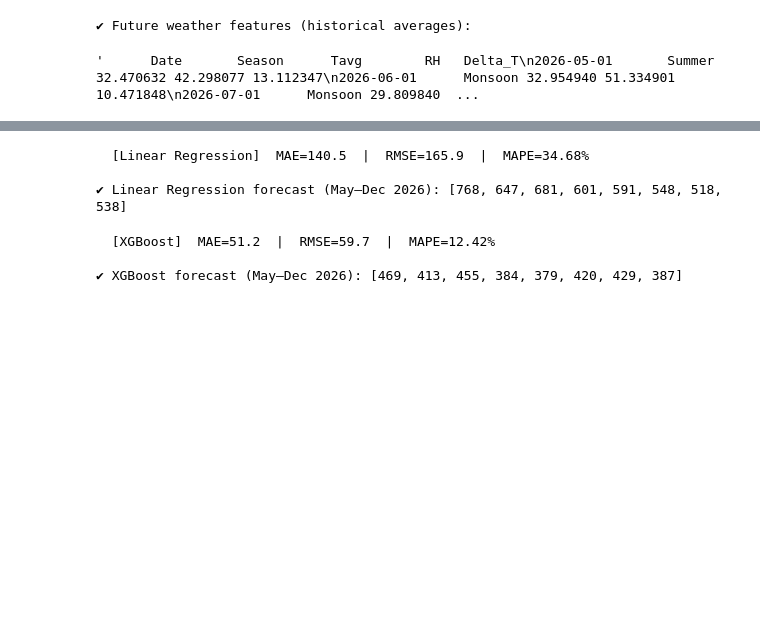
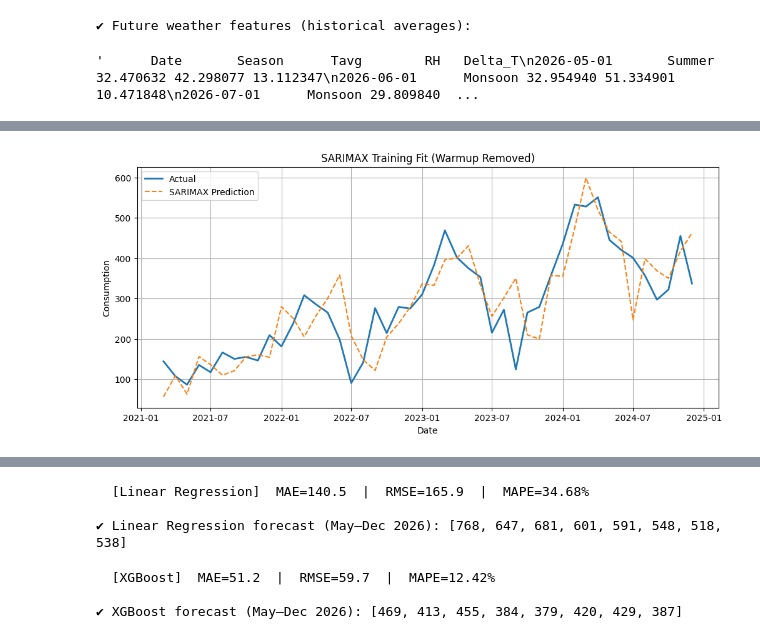
Before and after one commit to ameymh26/Summer_Internship_analysis, a Jupyter notebook: 100/Predictive_Analysis/Predictive_analysis.ipynb, the cells around one changed output, grey strips where cells are left out. Cells and saved outputs as stored; diff of their text form; code cells hidden in the pictures; blank space fills up the shorter version.

Commit message:
SARIMAX analysis complete

```diff
--- a/100/Predictive_Analysis/Predictive_analysis.ipynb
+++ b/100/Predictive_Analysis/Predictive_analysis.ipynb
@@ -223,36 +223,109 @@ future_weather[['Date','Season','Tavg','RH','Delta_T']].to_string(index=False)
 '      Date       Season      Tavg        RH   Delta_T\n2026-05-01       Summer 32.470632 42.298077 13.112347\n2026-06-01      Monsoon 32.954940 51.334901 10.471848\n2026-07-01      Monsoon 29.809840  ...
 # %%
 # ── SARIMAX: Seasonal ARIMA with Exogenous Regressors ─────────
-exog_cols   = ['Tavg', 'RH', 'Delta_T']
-train_exog  = train[exog_cols].values
-val_exog    = val[exog_cols].values
+# ── SARIMAX: Seasonal ARIMA with Exogenous Regressors ─────────
+
+exog_cols = ['Tavg', 'RH', 'Delta_T']
+
+train_exog = train[exog_cols].values
+val_exog   = val[exog_cols].values
 
 sarima_model = SARIMAX(
     train['Consumption'],
     exog=train_exog,
-    order=(1, 1, 1),              # (p, d, q)  — non-seasonal part
-    seasonal_order=(1, 1, 1, 12), # (P, D, Q, s) — seasonal period = 12 months
+    order=(1, 1, 1),
+    seasonal_order=(1, 1, 1, 12),
     enforce_stationarity=False,
     enforce_invertibility=False
 )
+
 sarima_fit = sarima_model.fit(disp=False)
+
 print(sarima_fit.summary())
 
-# ── Validation predictions ────────────────────────────────────
-sarima_val_pred = sarima_fit.forecast(steps=len(val), exog=val_exog)
+# ============================================================
+# TRAINING FIT (FOR OVERFITTING ANALYSIS)
+# ============================================================
 
-# ── Future forecast (May–Dec 2026) ────────────────────────────
+sarima_train_pred = sarima_fit.fittedvalues
+
+warmup = 14
+
+sarima_train_metrics = metrics(
+    train['Consumption'].iloc[warmup:],
+    sarima_train_pred.iloc[warmup:],
+    'SARIMAX Train'
+)
+
+# ============================================================
+# VALIDATION FORECAST
+# ============================================================
+
+sarima_val_pred = sarima_fit.forecast(
+    steps=len(val),
+    exog=val_exog
+)
+
+sarima_metrics = metrics(
+    val['Consumption'],
+    sarima_val_pred.values,
+    'SARIMAX'
+)
+
+# ============================================================
+# FUTURE FORECAST (May–Dec 2026)
+# ============================================================
+
 future_exog_sarimax = future_weather[exog_cols].values
+
 sarima_future = sarima_fit.forecast(
     steps=len(val) + len(future_weather),
     exog=np.vstack([val_exog, future_exog_sarimax])
 )
+
 sarima_forecast_values = sarima_future[-8:]
-sarima_preds  = np.maximum(sarima_forecast_values.values, 0).round().astype(int)
 
-# ── Metrics ───────────────────────────────────────────────────
-sarima_metrics = metrics(val['Consumption'], sarima_val_pred.values, 'SARIMAX')
+sarima_preds = (
+    np.maximum(
+        sarima_forecast_values.values,
+        0
+    )
+    .round()
+    .astype(int)
+)
+
 print(f"\n✔ SARIMAX forecast (May–Dec 2026): {sarima_preds}")
+
+# ============================================================
+# TRAINING FIT PLOT
+# ============================================================
+
+plt.figure(figsize=(12,5))
+
+plt.plot(
+    train['Date'].iloc[warmup:],
+    train['Consumption'].iloc[warmup:],
+    label='Actual',
+    linewidth=2
+)
+
+plt.plot(
+    train['Date'].iloc[warmup:],
+    sarima_train_pred.iloc[warmup:],
+    '--',
+    label='SARIMAX Prediction'
+)
+
+plt.title("SARIMAX Training Fit (Warmup Removed)")
+plt.xlabel("Date")
+plt.ylabel("Consumption")
+plt.legend()
+plt.grid(True)
+
+plt.show()
+
+print("\nSARIMAX Training MAPE (Warmup Removed):")
+print(sarima_train_metrics['MAPE'])
 # %% [output]
                                      SARIMAX Results
 ==========================================================================================
@@ -271,3 +344,4 @@ Covariance Type:                              opg
   [SARIMAX]  MAE=49.1  |  RMSE=60.5  |  MAPE=12.15%
 
 ✔ SARIMAX forecast (May–Dec 2026): [485 460 445 414 340 394 481 400]
+[figure, added]
```
Also changed, not shown: parts of 11 cells of this notebook, 2 other files.
